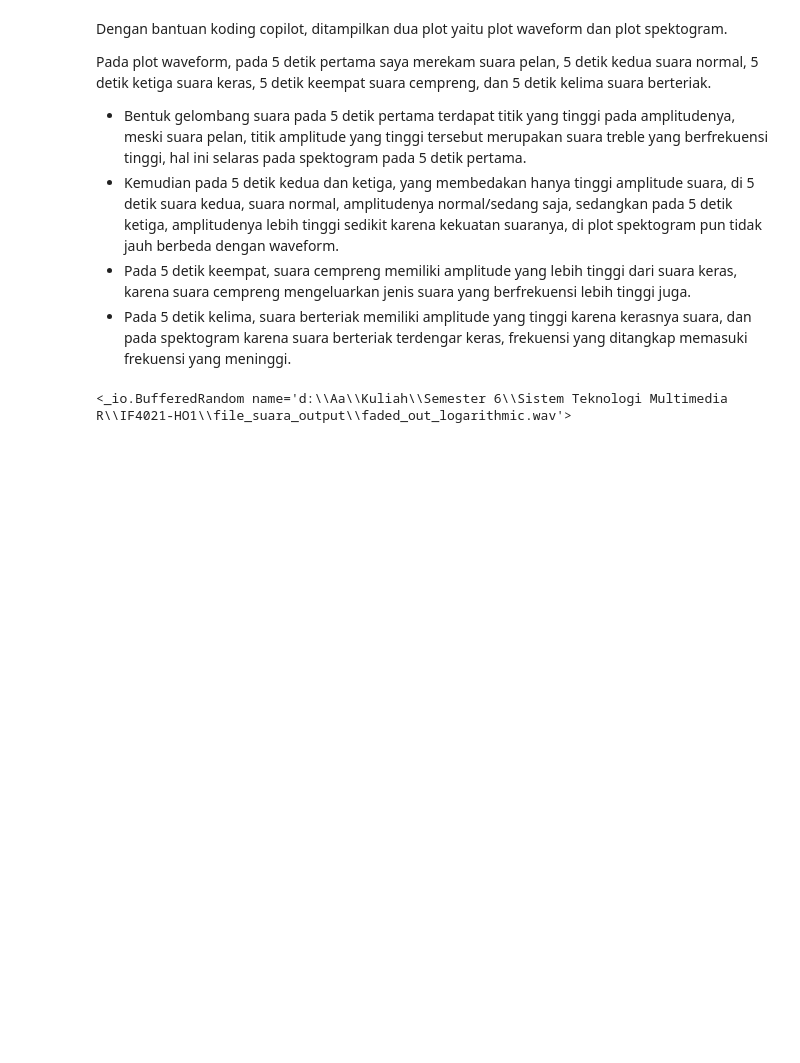
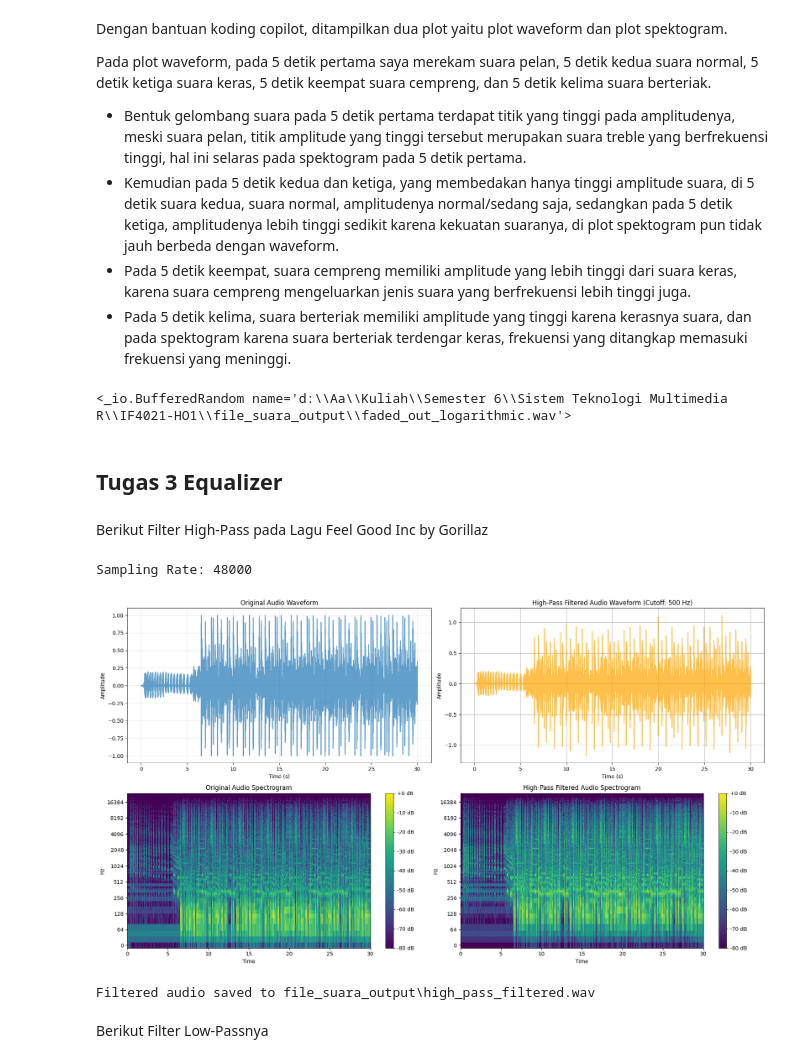
Before and after one commit to GhiffariIs/IF4021-HO1, a Jupyter notebook: 122140189_ho1.ipynb, the cells around one changed output. Saved outputs shown, nothing was run; the diff lists cells and outputs as text; code cells hidden in the pictures; blank space fills up the shorter version.

Commit message:
#8 cicil tugas 3

```diff
--- a/122140189_ho1.ipynb
+++ b/122140189_ho1.ipynb
@@ -80,3 +80,82 @@ faded_in_audio_log.export(os.path.join(output_dir, 'faded_in_logarithmic.wav'),
 faded_out_audio_log.export(os.path.join(output_dir, 'faded_out_logarithmic.wav'), format="wav")
 # %% [output]
 <_io.BufferedRandom name='d:\\Aa\\Kuliah\\Semester 6\\Sistem Teknologi Multimedia R\\IF4021-HO1\\file_suara_output\\faded_out_logarithmic.wav'>
+# %% [markdown]
+## Tugas 3 Equalizer
+# %% [markdown]
+Berikut Filter High-Pass pada Lagu Feel Good Inc by Gorillaz
+# %%
+import wave
+import os
+import librosa
+import numpy as np
+import scipy.signal as signal
+import matplotlib.pyplot as plt
+import soundfile as sf
+
+file_loc = os.path.join(os.getcwd(), 'file_suara', 'Gorillaz-FeelGoodInc.wav')
+# Load audio with the original sampling rate
+y, sr = librosa.load(file_loc, sr=None)
+print(f"Sampling Rate: {sr}")
+# %% [output]
+Sampling Rate: 48000
+# %%
+def high_pass_filter(audio_data, sr, cutoff=1000):
+    # mendesain filter
+    b, a = signal.butter(2, cutoff, btype='high', fs=sr, output='ba')
+    # menerapkan filter
+    filtered_audio = signal.lfilter(b, a, audio_data)
+
+    return filtered_audio
+
+# Apply high pass filter to the audio
+hpassed_audio = high_pass_filter(y, sr, cutoff=200)
+# %%
+# Visualize the original and high-pass filtered audio
+plt.figure(figsize=(18, 10))
+
+# Time axis for plotting
+time_axis = np.linspace(0, len(y) / sr, len(y))
+
+# Plot the waveform comparison
+plt.subplot(2, 2, 1)
+plt.plot(time_axis, y, label='Original', alpha=0.7)
+plt.title('Original Audio Waveform')
+plt.xlabel('Time (s)')
+plt.ylabel('Amplitude')
+plt.grid(alpha=0.3)
+
+plt.subplot(2, 2, 2)
+plt.plot(time_axis, hpassed_audio, label='High-Pass Filtered', color='orange', alpha=0.7)
+plt.title('High-Pass Filtered Audio Waveform (Cutoff: 500 Hz)')
+plt.xlabel('Time (s)')
+plt.ylabel('Amplitude')
+plt.grid(alpha=1)
+
+# Calculate and plot the spectrogram of the original audio
+plt.subplot(2, 2, 3)
+D_original = librosa.amplitude_to_db(np.abs(librosa.stft(y)), ref=np.max)
+librosa.display.specshow(D_original, sr=sr, x_axis='time', y_axis='log', cmap='viridis')
+plt.colorbar(format='%+2.0f dB')
+plt.title('Original Audio Spectrogram')
+
+# Calculate and plot the spectrogram of the high-pass filtered audio
+plt.subplot(2, 2, 4)
+D_filtered = librosa.amplitude_to_db(np.abs(librosa.stft(hpassed_audio)), ref=np.max)
+librosa.display.specshow(D_filtered, sr=sr, x_axis='time', y_axis='log', cmap='viridis')
+plt.colorbar(format='%+2.0f dB')
+plt.title('High-Pass Filtered Audio Spectrogram')
+
+plt.tight_layout()
+plt.show()
+# %% [output]
+[figure, added]
+# %%
+# Save the filtered audio
+output_path = os.path.join('file_suara_output', 'high_pass_filtered.wav')
+sf.write(output_path, hpassed_audio, sr)
+print(f"Filtered audio saved to {output_path}")
+# %% [output]
+Filtered audio saved to file_suara_output\high_pass_filtered.wav
+# %% [markdown]
+Berikut Filter Low-Passnya
```
Also changed, not shown: parts of 8 cells of this notebook, 3 other files.
